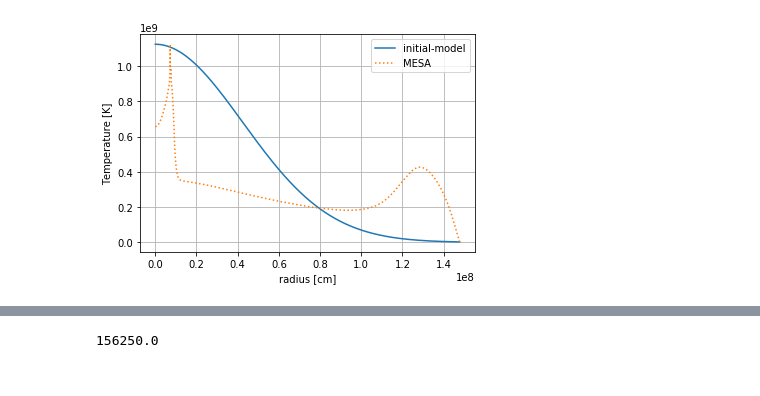
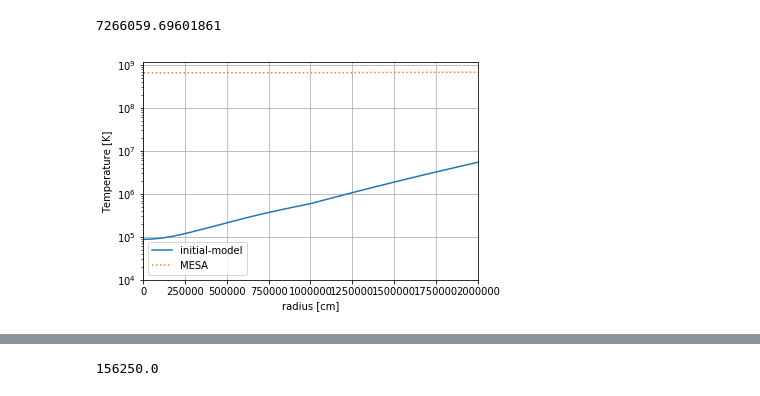
Before and after one commit to XinlongSBU/xinlong_file, a Jupyter notebook: initial-model_prepare/xinlong_raw_generation.ipynb, the cells around one changed output, grey strips where cells are left out. Saved outputs shown, nothing was run; the diff lists cells and outputs as text; code cells hidden in the pictures.

```diff
--- a/initial-model_prepare/xinlong_raw_generation.ipynb
+++ b/initial-model_prepare/xinlong_raw_generation.ipynb
@@ -34,23 +34,43 @@ data.head(3)
 | 0 | 4226.946083 | 8.348568e+09 | 6.565855e+08 | 7.367388e+27 | 0.4 | 0.55 | 0.05 | 0.0 | ... |
 | 1 | 4384.531853 | 8.348568e+09 | 6.565856e+08 | 7.367388e+27 | 0.4 | 0.55 | 0.05 | 0.0 | ... |
 | 2 | 4459.320035 | 8.348568e+09 | 6.565856e+08 | 7.367388e+27 | 0.4 | 0.55 | 0.05 | 0.0 | ... |
+# %%
+df_max = data[data['temperature [K]'] == max(data['temperature [K]'])]
+r0 = float(df_max['r_center [cm]'])
+r0
+# %% [output]
+7266059.69601861
+# %%
+def generate_shape(maxi, radius, width=5200000000000,co = 0.0000005):
+    result = maxi*np.exp(-(radius-r0)**2/width)
+    lr = 0
+    for i in range(len(radius)):
+        if radius[i]<=1e6 and radius[i]>lr:
+            lr = radius[i]
+            lr_value = result[i]
+    offset = lr_value-co*lr**2
+    for i in range(len(radius)):
+        if radius[i]<=1e6:
+            result[i]= co*radius[i]**2+offset
+    return result
 # %%
-data['temperature [K]'] = max(temp[::-1])*np.exp(-(data['r_center [cm]']**2)/(60000000)**2)
+#data['temperature [K]'] = max(temp[::-1])*np.exp(-(data['r_center [cm]']**2)/(60000000)**2)
+data['temperature [K]'] = generate_shape(max(temp[::-1]),data['r_center [cm]'])
 
-plt.plot(data['r_center [cm]'],data['temperature [K]'],label='initial-model')
+plt.semilogy(data['r_center [cm]'],data['temperature [K]'],label='initial-model')
 #plt.plot(df['r_center [cm]'],df['temperature [K]'],':',label='df')
 #plt.plot(df['r_center [cm]'],df['temp'],':',label='df_temp')
 #plt.plot(data['r_center [cm]'],dn['temp'],'o:',label='dn')
-plt.plot(r_cm,temp,":",label="MESA")
-#plt.xlim(5e6,10e6)
-#plt.ylim(6.e8,11.5e8)
+plt.semilogy(r_cm,temp,":",label="MESA")
+plt.xlim(0e6,2e6)
+plt.ylim(1.e4,11.5e8)
 plt.grid()
 plt.xlabel("radius [cm]")
 plt.ylabel("Temperature [K]")
 plt.legend()
 plt.savefig("temperature.png")
 # %% [output]
-[figure, old version]
+[figure, new version]
 # %%
 data.head(3)
 # %% [output]
```
Also changed, not shown: 3 other files.
